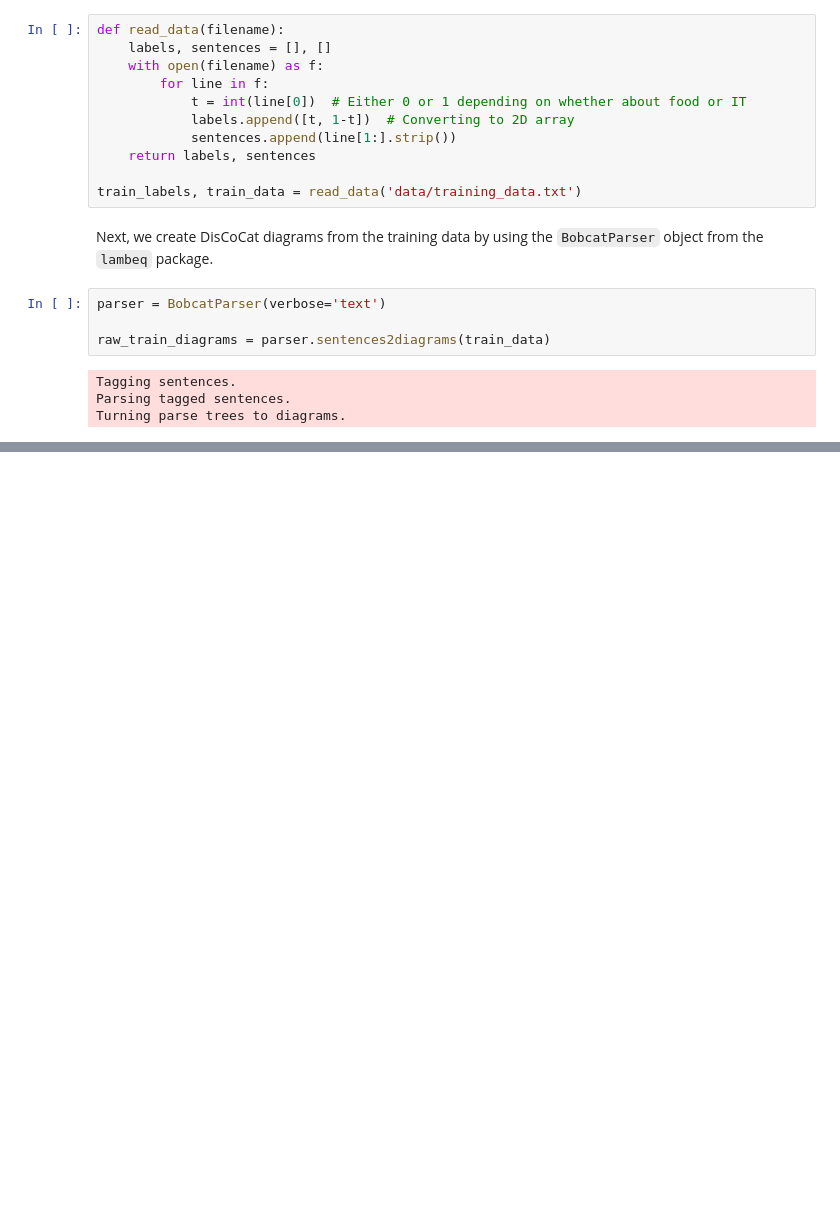
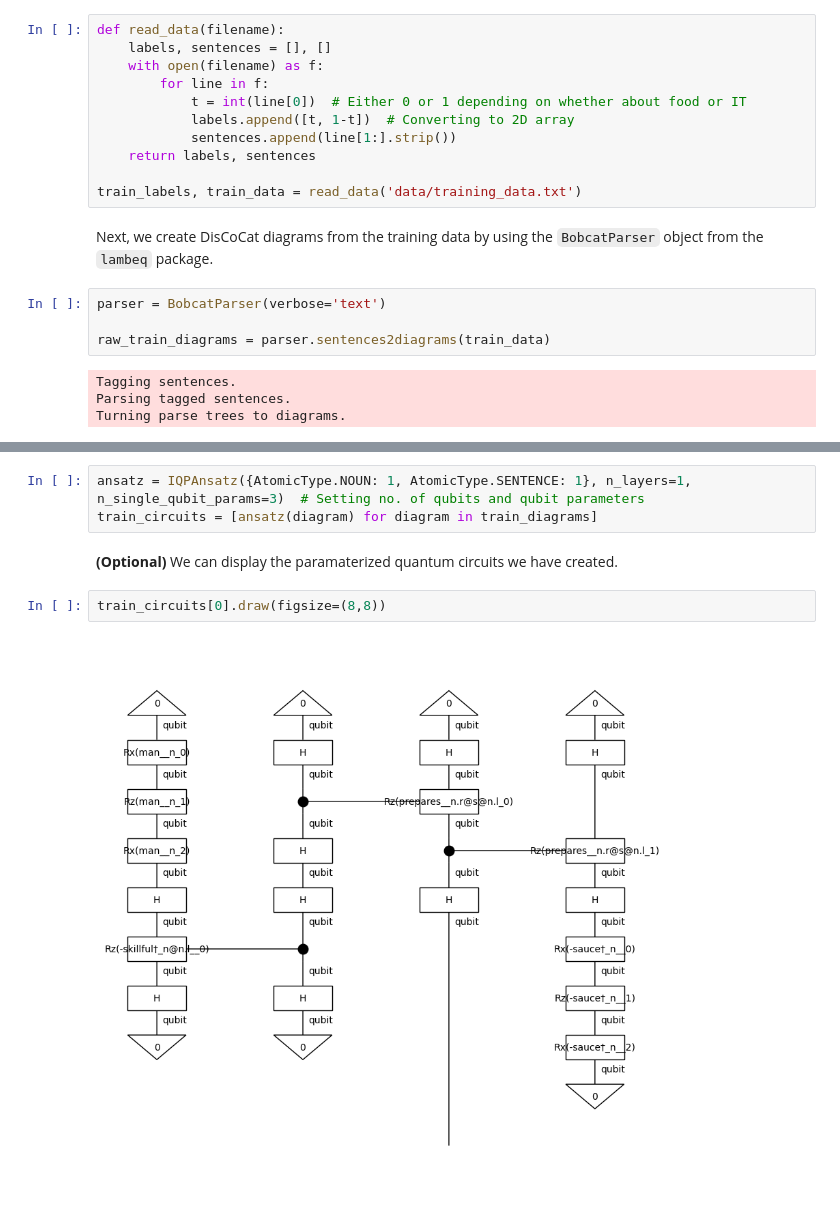
Before and after one commit to L-Amos/QNLP_project, a Jupyter notebook: testing/training_new_model.ipynb, the cells around one changed output, grey strips where cells are left out. Cells and saved outputs as stored; diff of their text form; blank space fills up the shorter version.

```diff
--- a/testing/training_new_model.ipynb
+++ b/testing/training_new_model.ipynb
@@ -42,0 +61,9 @@ We now optimise the diagrams by removing the cups.
+# %%
+ansatz = IQPAnsatz({AtomicType.NOUN: 1, AtomicType.SENTENCE: 1}, n_layers=1, n_single_qubit_params=3)  # Setting no. of qubits and qubit parameters
+train_circuits = [ansatz(diagram) for diagram in train_diagrams]
+# %% [markdown]
+**(Optional)** We can display the paramaterized quantum circuits we have created.
+# %%
+train_circuits[0].draw(figsize=(8,8))
+# %% [output]
+[figure, added]
```
Also changed, not shown: parts of 10 cells of this notebook.
